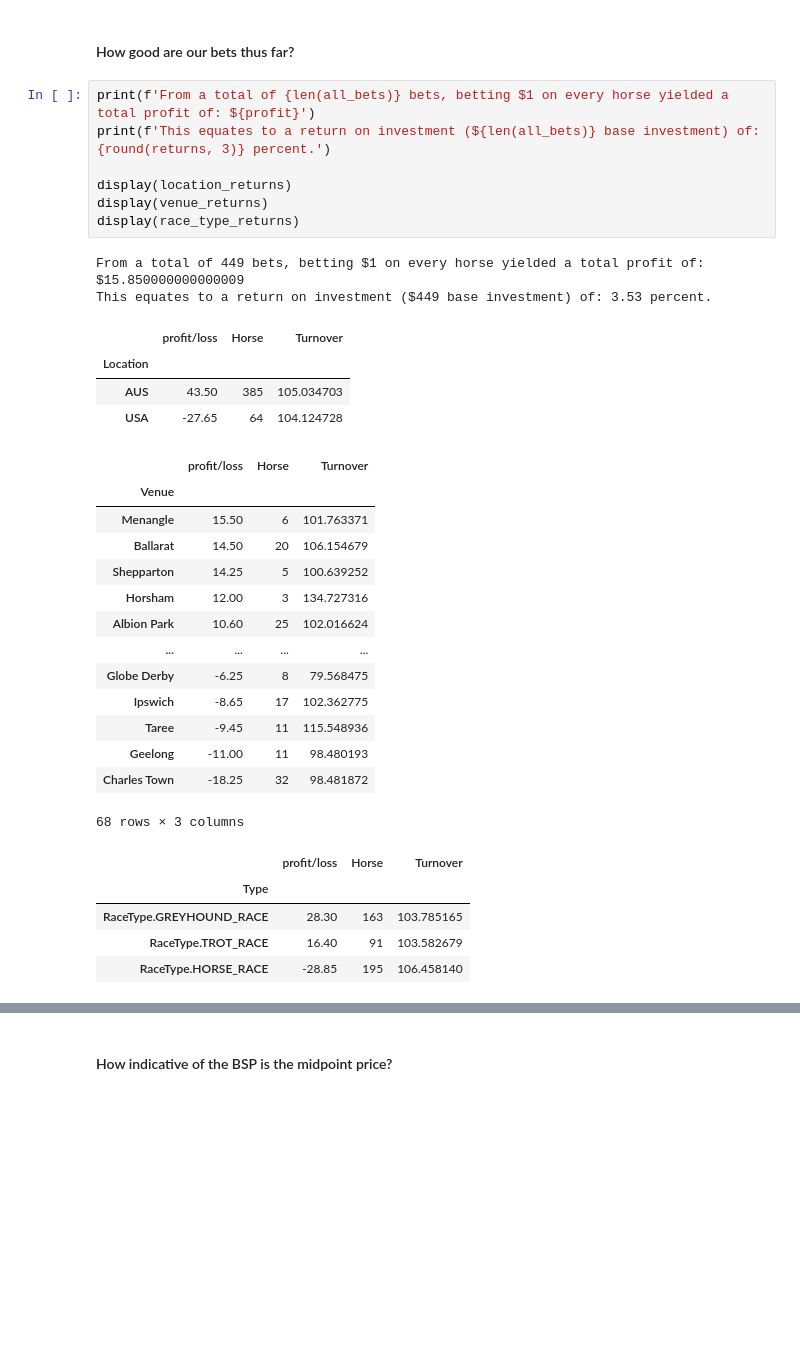
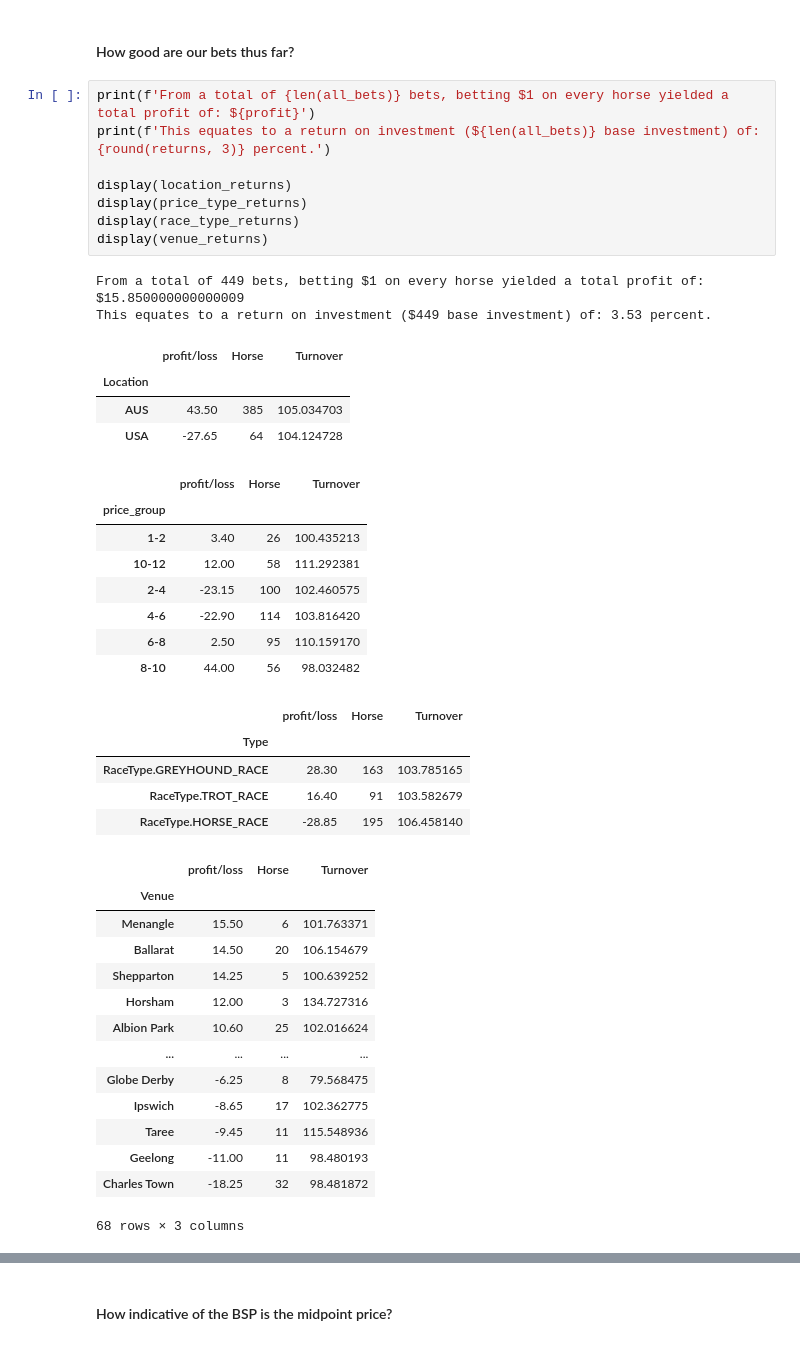
Before and after one commit to CNPCNPCNP/Horseracing-Arbitrage, a Jupyter notebook: log_data_analysis.ipynb, the cells around one changed output, grey strips where cells are left out. Saved outputs shown, nothing was run; the diff lists cells and outputs as text; blank space fills up the shorter version.

```diff
--- a/log_data_analysis.ipynb
+++ b/log_data_analysis.ipynb
@@ -77,33 +78,42 @@ price_type_returns = price_type_returns.merge(price_type_returns_t, left_index=T
 # %%
 print(f'From a total of {len(all_bets)} bets, betting $1 on every horse yielded a total profit of: ${profit}')
 print(f'This equates to a return on investment (${len(all_bets)} base investment) of: {round(returns, 3)} percent.')
 
 display(location_returns)
+display(price_type_returns)
+display(race_type_returns)
 display(venue_returns)
-display(race_type_returns)
 # %% [output]
 From a total of 449 bets, betting $1 on every horse yielded a total profit of: $15.850000000000009
 This equates to a return on investment ($449 base investment) of: 3.53 percent.
 |  | profit/loss | Horse | Turnover |
 | Location |  |  |  |
 | AUS | 43.50 | 385 | 105.034703 |
 | USA | -27.65 | 64 | 104.124728 |
 |  | profit/loss | Horse | Turnover |
-| Venue |  |  |  |
-| Menangle | 15.50 | 6 | 101.763371 |
-| Ballarat | 14.50 | 20 | 106.154679 |
-| Shepparton | 14.25 | 5 | 100.639252 |
-| Horsham | 12.00 | 3 | 134.727316 |
-| Albion Park | 10.60 | 25 | 102.016624 |
-| ... | ... | ... | ... |
-| Globe Derby | -6.25 | 8 | 79.568475 |
-| Ipswich | -8.65 | 17 | 102.362775 |
-| Taree | -9.45 | 11 | 115.548936 |
-| Geelong | -11.00 | 11 | 98.480193 |
-| Charles Town | -18.25 | 32 | 98.481872 |
+| price_group |  |  |  |
+| 1-2 | 3.40 | 26 | 100.435213 |
+| 10-12 | 12.00 | 58 | 111.292381 |
+| 2-4 | -23.15 | 100 | 102.460575 |
+| 4-6 | -22.90 | 114 | 103.816420 |
+| 6-8 | 2.50 | 95 | 110.159170 |
+| 8-10 | 44.00 | 56 | 98.032482 |
+|  | profit/loss | Horse | Turnover |
+| Type |  |  |  |
+| RaceType.GREYHOUND_RACE | 28.30 | 163 | 103.785165 |
+| RaceType.TROT_RACE | 16.40 | 91 | 103.582679 |
+| RaceType.HORSE_RACE | -28.85 | 195 | 106.458140 |
+|  | profit/loss | Horse | Turnover |
+| Venue |  |  |  |
+| Menangle | 15.50 | 6 | 101.763371 |
+| Ballarat | 14.50 | 20 | 106.154679 |
+| Shepparton | 14.25 | 5 | 100.639252 |
+| Horsham | 12.00 | 3 | 134.727316 |
+| Albion Park | 10.60 | 25 | 102.016624 |
+| ... | ... | ... | ... |
+| Globe Derby | -6.25 | 8 | 79.568475 |
+| Ipswich | -8.65 | 17 | 102.362775 |
+| Taree | -9.45 | 11 | 115.548936 |
+| Geelong | -11.00 | 11 | 98.480193 |
+| Charles Town | -18.25 | 32 | 98.481872 |
 68 rows × 3 columns
-|  | profit/loss | Horse | Turnover |
-| Type |  |  |  |
-| RaceType.GREYHOUND_RACE | 28.30 | 163 | 103.785165 |
-| RaceType.TROT_RACE | 16.40 | 91 | 103.582679 |
-| RaceType.HORSE_RACE | -28.85 | 195 | 106.458140 |
```
Also changed, not shown: parts of 4 cells of this notebook.
